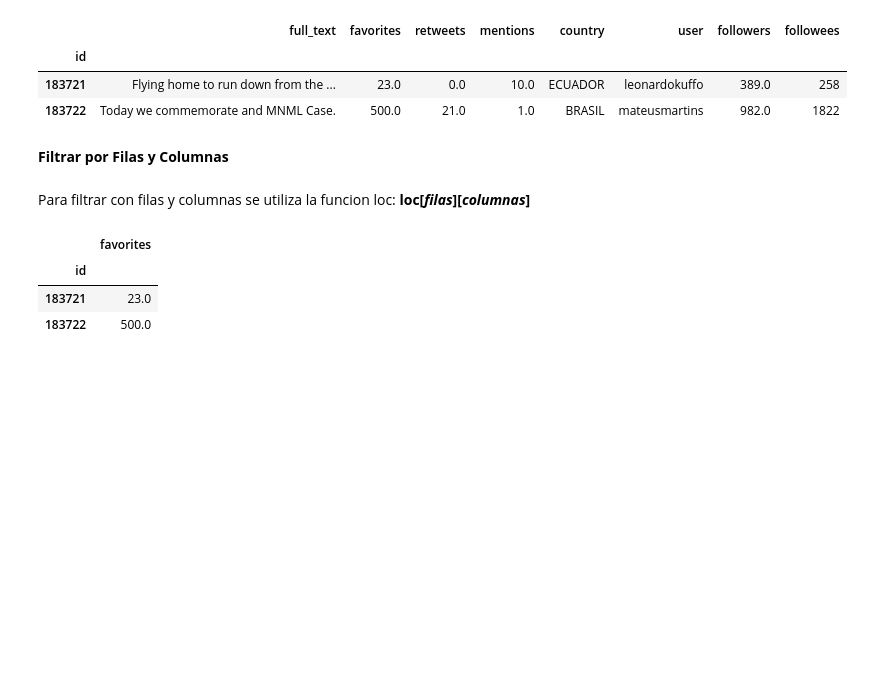
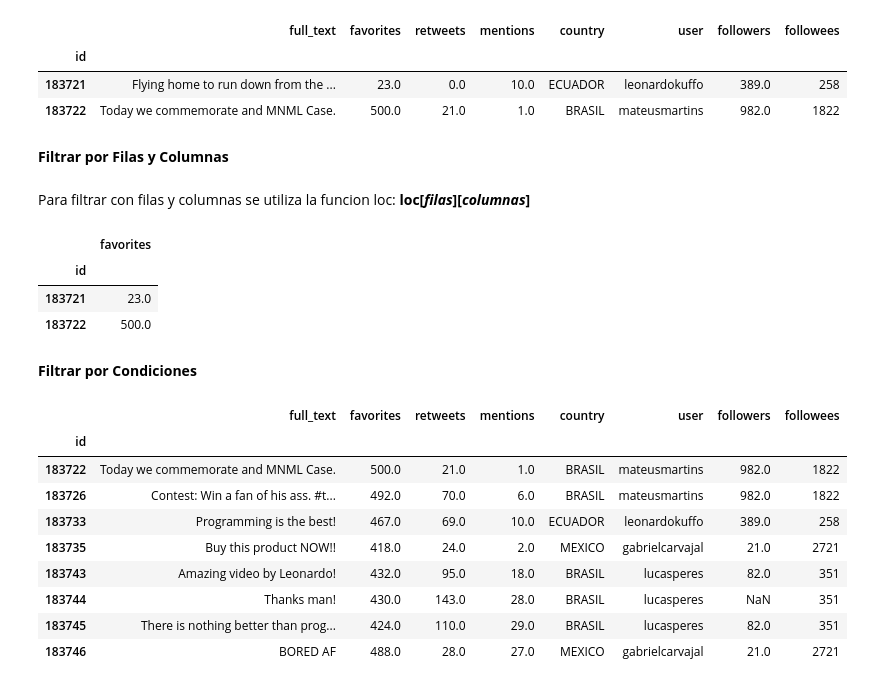
Before and after one commit to Jesusleg95/AnalisisDatosPython, a Jupyter notebook: pandas_notebook.ipynb, the cells around one changed output. Drawn from its saved outputs; the diff is of its cells as text; code cells hidden in the pictures; blank space fills up the shorter version.

```diff
--- a/pandas_notebook.ipynb
+++ b/pandas_notebook.ipynb
@@ -183,3 +183,18 @@ df.loc[[183721, 183722], ["favorites"]]
 | id |  |
 | 183721 | 23.0 |
 | 183722 | 500.0 |
+# %% [markdown]
+**Filtrar por Condiciones**
+# %%
+df[df["favorites"] > 400]
+# %% [output]
+|  | full_text | favorites | retweets | mentions | country | user | followers | followees |
+| id |  |  |  |  |  |  |  |  |
+| 183722 | Today we commemorate and MNML Case. | 500.0 | 21.0 | 1.0 | BRASIL | mateusmartins | 982.0 | 1822 |
+| 183726 | Contest: Win a fan of his ass. #t... | 492.0 | 70.0 | 6.0 | BRASIL | mateusmartins | 982.0 | 1822 |
+| 183733 | Programming is the best! | 467.0 | 69.0 | 10.0 | ECUADOR | leonardokuffo | 389.0 | 258 |
+| 183735 | Buy this product NOW!! | 418.0 | 24.0 | 2.0 | MEXICO | gabrielcarvajal | 21.0 | 2721 |
+| 183743 | Amazing video by Leonardo! | 432.0 | 95.0 | 18.0 | BRASIL | lucasperes | 82.0 | 351 |
+| 183744 | Thanks man! | 430.0 | 143.0 | 28.0 | BRASIL | lucasperes | NaN | 351 |
+| 183745 | There is nothing better than prog... | 424.0 | 110.0 | 29.0 | BRASIL | lucasperes | 82.0 | 351 |
+| 183746 | BORED AF | 488.0 | 28.0 | 27.0 | MEXICO | gabrielcarvajal | 21.0 | 2721 |
```
